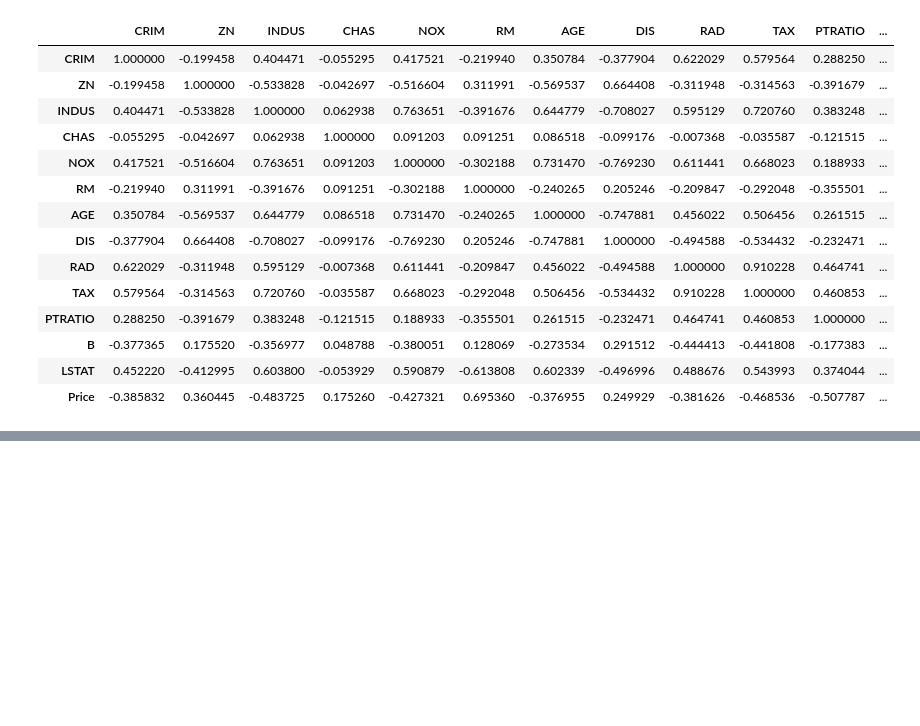
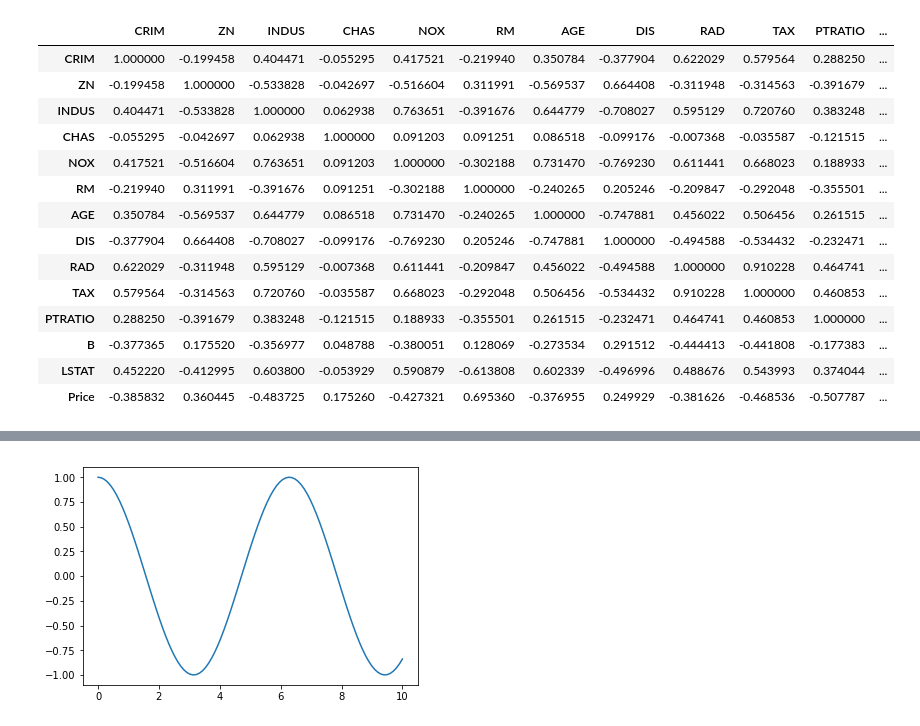
Before and after one commit to glenchiridza/ml_chp1_concepts, a Jupyter notebook: cp1.ipynb, the cells around one changed output, grey strips where cells are left out. Saved outputs shown, nothing was run; the diff lists cells and outputs as text; code cells hidden in the pictures; blank space fills up the shorter version.

```diff
--- a/cp1.ipynb
+++ b/cp1.ipynb
@@ -601,0 +680,6 @@ boston_df.corr()
+# %%
+#cosine wave
+plt.plot(x,z)
+plt.show()
+# %% [output]
+[figure, added]
```
Also changed, not shown: parts of 16 cells of this notebook.
